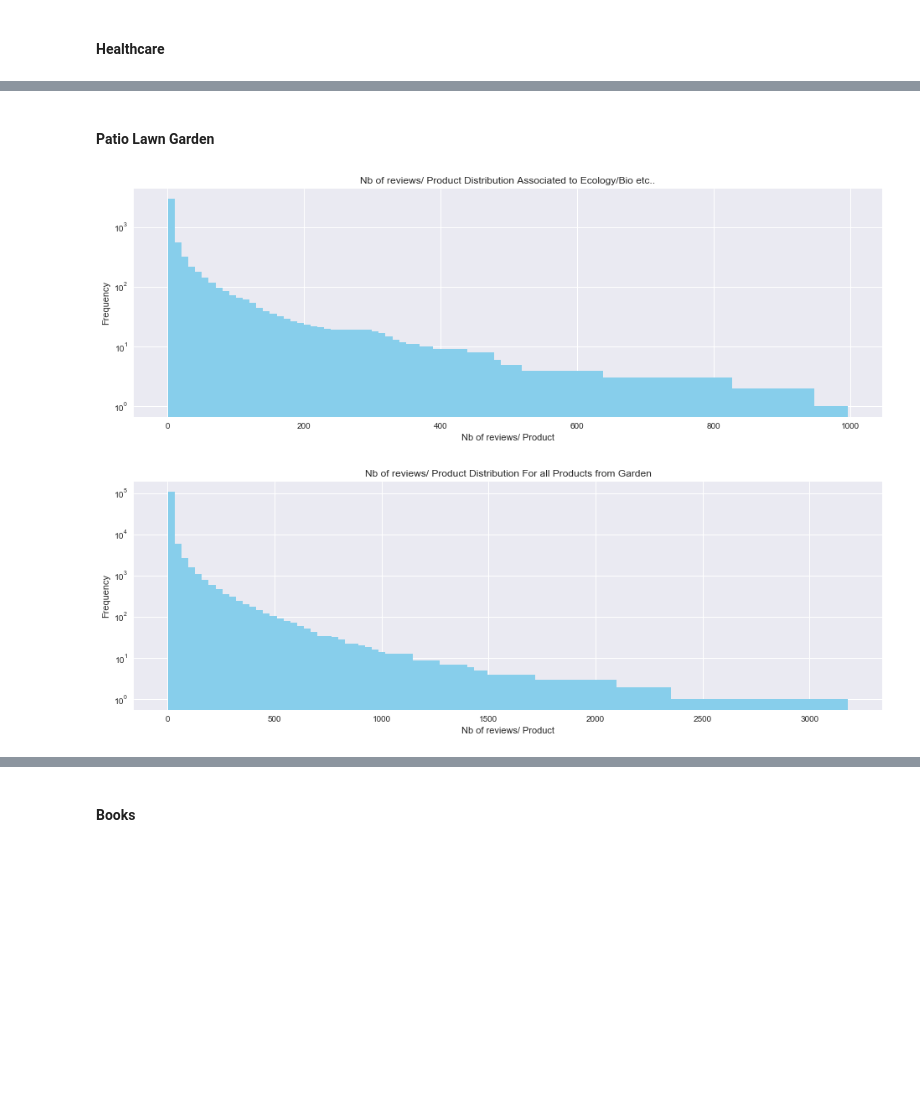
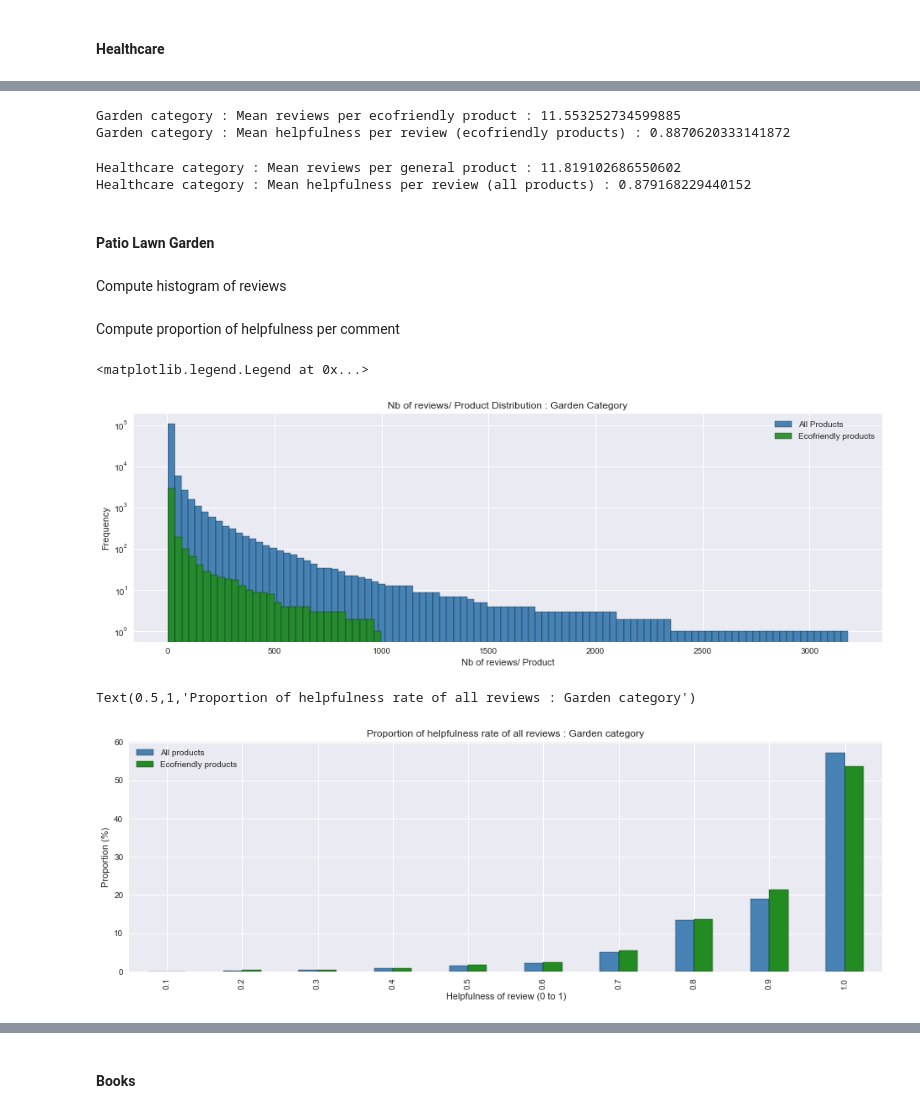
Before and after one commit to MaxencePPierre/ada-project, a Jupyter notebook: project_general.ipynb, the cells around one changed output, grey strips where cells are left out. Drawn from its saved outputs; the diff is of its cells as text; code cells hidden in the pictures; blank space fills up the shorter version.

Commit message:
helpfulness score + review distribution and mean

```diff
--- a/project_general.ipynb
+++ b/project_general.ipynb
@@ -617,0 +687,7 @@ plt.show()
+# %%
+fig, axes = plt.subplots(); fig.set_size_inches(16,5)
+
+groceryall_helpful_pd.plot(kind='bar', color=["steelblue","forestgreen"], edgecolor='black',ax = axes)
+axes.set_xlabel("Helpfulness of review (0 to 1)")
+axes.set_ylabel("Proportion (%)")
+axes.set_title("Proportion of helpfulness rate of all reviews : Grocery category")
@@ -629,8 +764,14 @@ healthcarebio_nbreviews_pd = healthcarebio_nbreviews_DF.toPandas()
 # %%
-fig, axes = plt.subplots(nrows=1, ncols=1, sharex=True, sharey=True); fig.set_size_inches(16,5)
-healthcarebio_nbreviews_pd.hist(log=True, bins = 100, color="skyblue", cumulative=-1, ax=axes)
+# Plot histogram of reviews
+fig, axes = plt.subplots(); fig.set_size_inches(16,5)
+
+ax = healthcareall_nbreviews_pd.hist(log=True, bins = 100, color="steelblue",edgecolor='black', cumulative=-1, ax=axes)
+
+healthcarebio_nbreviews_pd.hist(log=True, bins = 30, color="forestgreen",edgecolor='black',alpha=0.9, cumulative=-1, ax=ax)
+
 axes.set_xlabel("Nb of reviews/ Product")
 axes.set_ylabel("Frequency")
-axes.set_title("Nb of reviews/ Product Distribution Associated to Ecology/Bio etc..")
-plt.show()
+axes.set_title("Nb of reviews/ Product Distribution : Healthcare Category")
+
+plt.legend(['All Products','Ecofriendly products'])
 # %% [output]
@@ -637,0 +780,7 @@ plt.show()
+# %%
+fig, axes = plt.subplots(); fig.set_size_inches(16,5)
+
+healthcareall_helpful_pd.plot(kind='bar', color=["steelblue","forestgreen"], edgecolor='black',ax = axes)
+axes.set_xlabel("Helpfulness of review (0 to 1)")
+axes.set_ylabel("Proportion (%)")
+axes.set_title("Proportion of helpfulness rate of all reviews : Healthcare category")
@@ -638,5 +790,21 @@ plt.show()
+# %%
+healthcarebio_review_perproduct = np.sum(healthcarebio_nbreviews_pd['freq'])/len(healthcarebio_nbreviews_pd)
+print("Healthcare category : Mean reviews per ecofriendly product : " + str(healthcarebio_review_perproduct))
+print("Healthcare category : Mean helpfulness per review (ecofriendly products) : " + str(healthcarebio_mean_helpful))
+# %% [output]
+Garden category : Mean reviews per ecofriendly product : 11.553252734599885
+Garden category : Mean helpfulness per review (ecofriendly products) : 0.8870620333141872
+# %%
+healthcareall_review_perproduct = np.sum(healthcareall_nbreviews_pd['freq'])/len(healthcareall_nbreviews_pd)
+print("Healthcare category : Mean reviews per general product : " + str(healthcareall_review_perproduct))
+print("Healthcare category : Mean helpfulness per review (all products) : " + str(healthcareall_mean_helpful))
+# %% [output]
+Healthcare category : Mean reviews per general product : 11.819102686550602
+Healthcare category : Mean helpfulness per review (all products) : 0.879168229440152
 # %% [markdown]
 <br>
 
 **Patio Lawn Garden**
+# %% [markdown]
+Compute histogram of reviews
 # %%
@@ -648,0 +824,2 @@ gardenbio_nbreviews_pd = gardenbio_nbreviews_DF.toPandas()
+# %% [markdown]
+Compute proportion of helpfulness per comment
@@ -649,9 +857,16 @@ gardenbio_nbreviews_pd = gardenbio_nbreviews_DF.toPandas()
 # %%
+# Plot histogram of reviews
 fig, axes = plt.subplots(nrows=1, ncols=1, sharex=True, sharey=True); fig.set_size_inches(16,5)
-gardenbio_nbreviews_pd.hist(log=True, bins = 100, color="skyblue", cumulative=-1, ax=axes)
+
+ax = gardenall_nbreviews_pd.hist(log=True, bins = 100, color="steelblue",edgecolor='black', cumulative=-1, ax=axes)
+
+gardenbio_nbreviews_pd.hist(log=True, bins = 30, color="forestgreen",edgecolor='black',alpha=0.9, cumulative=-1, ax=ax)
+
 axes.set_xlabel("Nb of reviews/ Product")
 axes.set_ylabel("Frequency")
-axes.set_title("Nb of reviews/ Product Distribution Associated to Ecology/Bio etc..")
-plt.show()
+axes.set_title("Nb of reviews/ Product Distribution : Garden Category")
+
+plt.legend(['All Products','Ecofriendly products'])
 # %% [output]
+<matplotlib.legend.Legend at 0x...>
-[figure, old version]
+[figure, new version]
@@ -665,9 +873,10 @@ gardenall_nbreviews_pd = gardenall_nbreviews_DF.toPandas()
 # %%
-fig, axes = plt.subplots(nrows=1, ncols=1, sharex=True, sharey=True); fig.set_size_inches(16,5)
-gardenall_nbreviews_pd.hist(log=True, bins = 100, color="skyblue", cumulative=-1, ax=axes)
-axes.set_xlabel("Nb of reviews/ Product")
-axes.set_ylabel("Frequency")
-axes.set_title("Nb of reviews/ Product Distribution For all Products from Garden")
-plt.show()
+fig, axes = plt.subplots(); fig.set_size_inches(16,5)
+
+gardenall_helpful_pd.plot(kind='bar', color=["steelblue","forestgreen"], edgecolor='black',ax = axes)
+axes.set_xlabel("Helpfulness of review (0 to 1)")
+axes.set_ylabel("Proportion (%)")
+axes.set_title("Proportion of helpfulness rate of all reviews : Garden category")
 # %% [output]
+Text(0.5,1,'Proportion of helpfulness rate of all reviews : Garden category')
-[figure, old version]
+[figure, new version]
```
Also changed, not shown: parts of 66 cells of this notebook.
